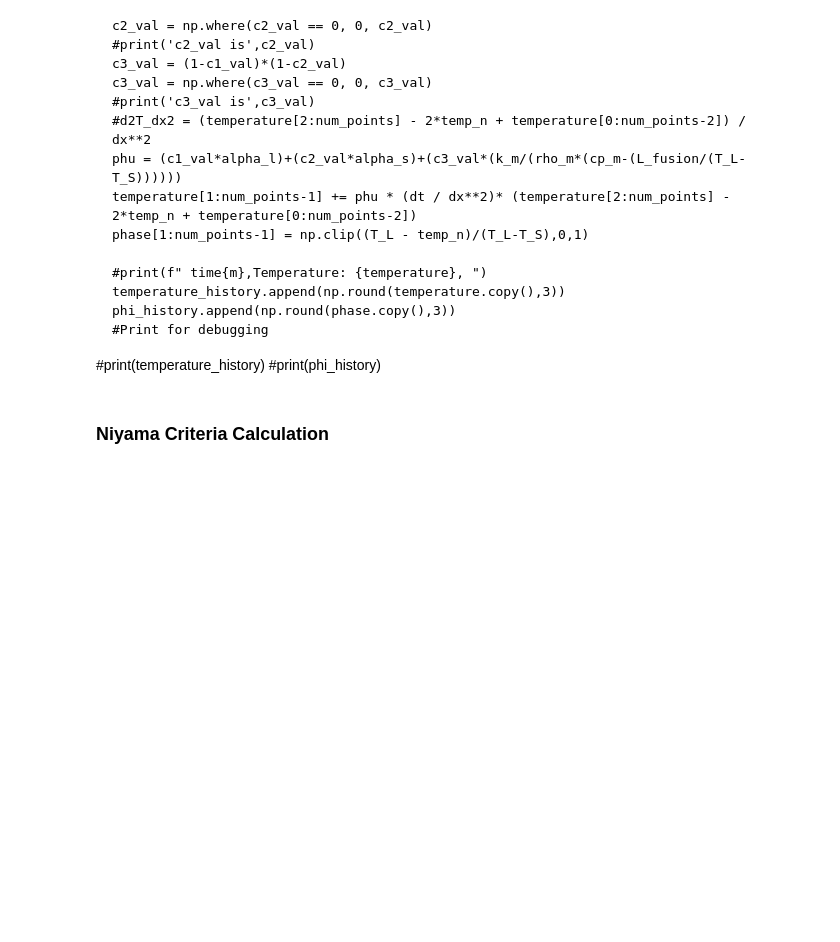
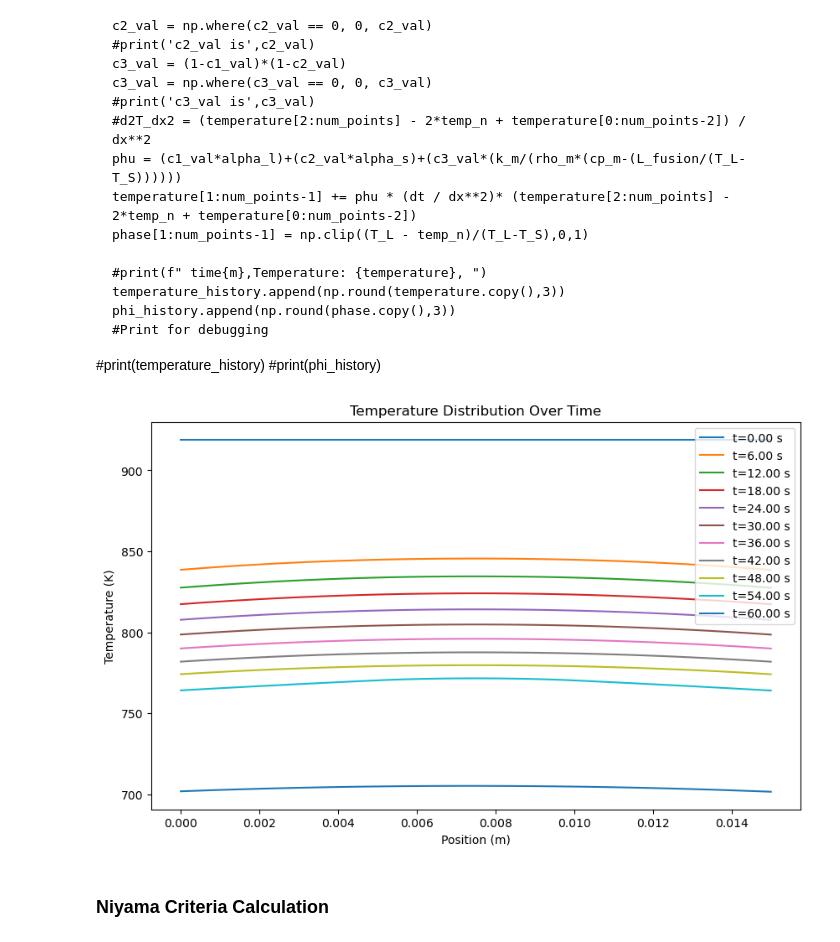
Before and after one commit to radhikrammohan/1D_HT_Pinn, a Jupyter notebook: Data_prep/1D_SVR/DOE/1D_HT_DOE_nuem.ipynb, the cells around one changed output. Cells and saved outputs as stored; diff of their text form; code cells hidden in the pictures; blank space fills up the shorter version.

```diff
--- a/Data_prep/1D_SVR/DOE/1D_HT_DOE_nuem.ipynb
+++ b/Data_prep/1D_SVR/DOE/1D_HT_DOE_nuem.ipynb
@@ -209,6 +291,19 @@ for m in range(1, num_steps+1):                  # time loop
 
 #print(temperature_history)
 #print(phi_history)
+# %%
+# Plot temperature history for debugging
+plt.figure(figsize=(10, 6))
+for i in range(0, num_steps, num_steps // 10):
+    plt.plot(np.linspace(0, length, num_points), temperature_history[i], label=f't={i * dt:.2f} s')
+
+plt.xlabel('Position (m)')
+plt.ylabel('Temperature (K)')
+plt.title('Temperature Distribution Over Time')
+plt.legend()
+plt.show()
+# %% [output]
+[figure, added]
 # %% [markdown]
 ### Niyama Criteria Calculation
 # %% [markdown]
```
Also changed, not shown: parts of 16 cells of this notebook, 4 other files.
